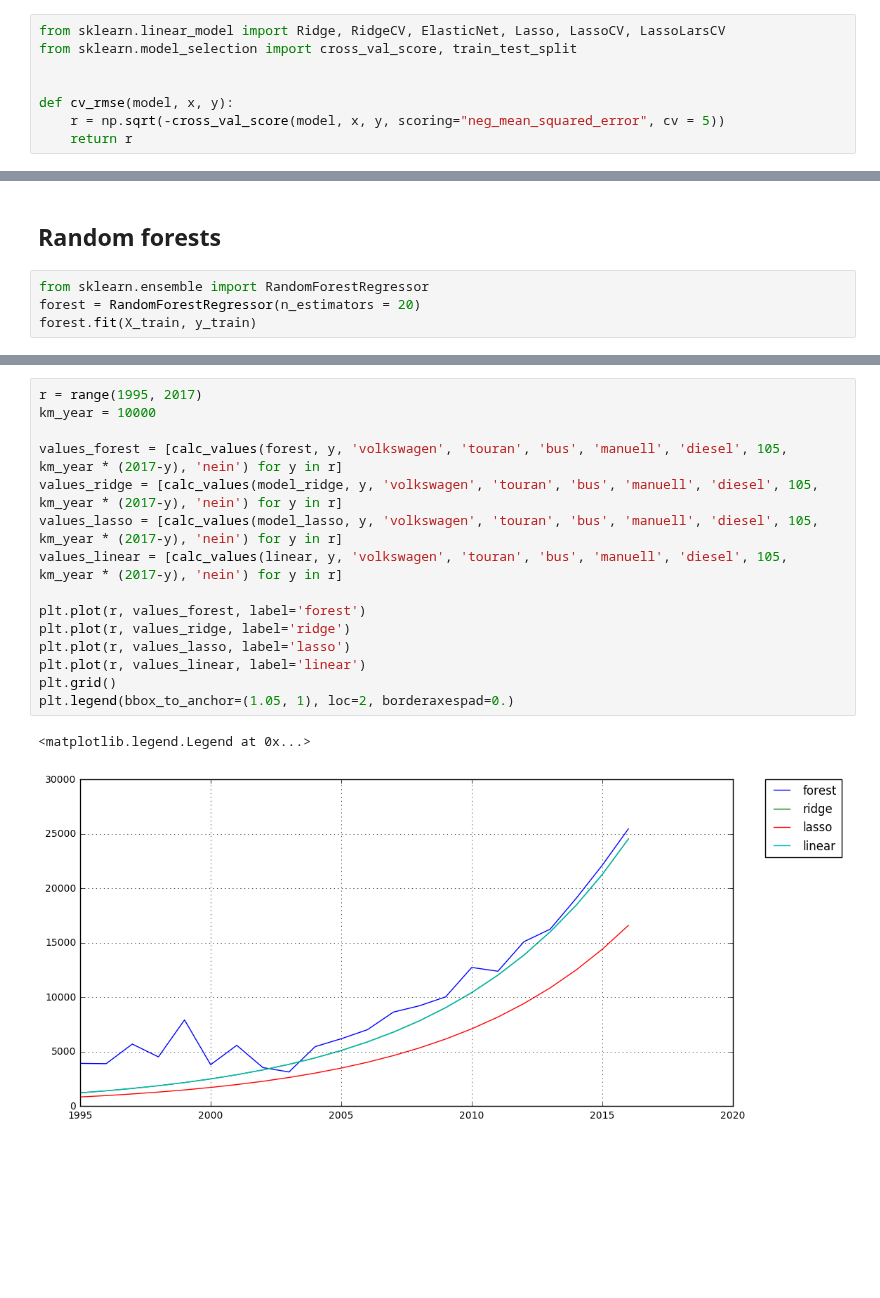
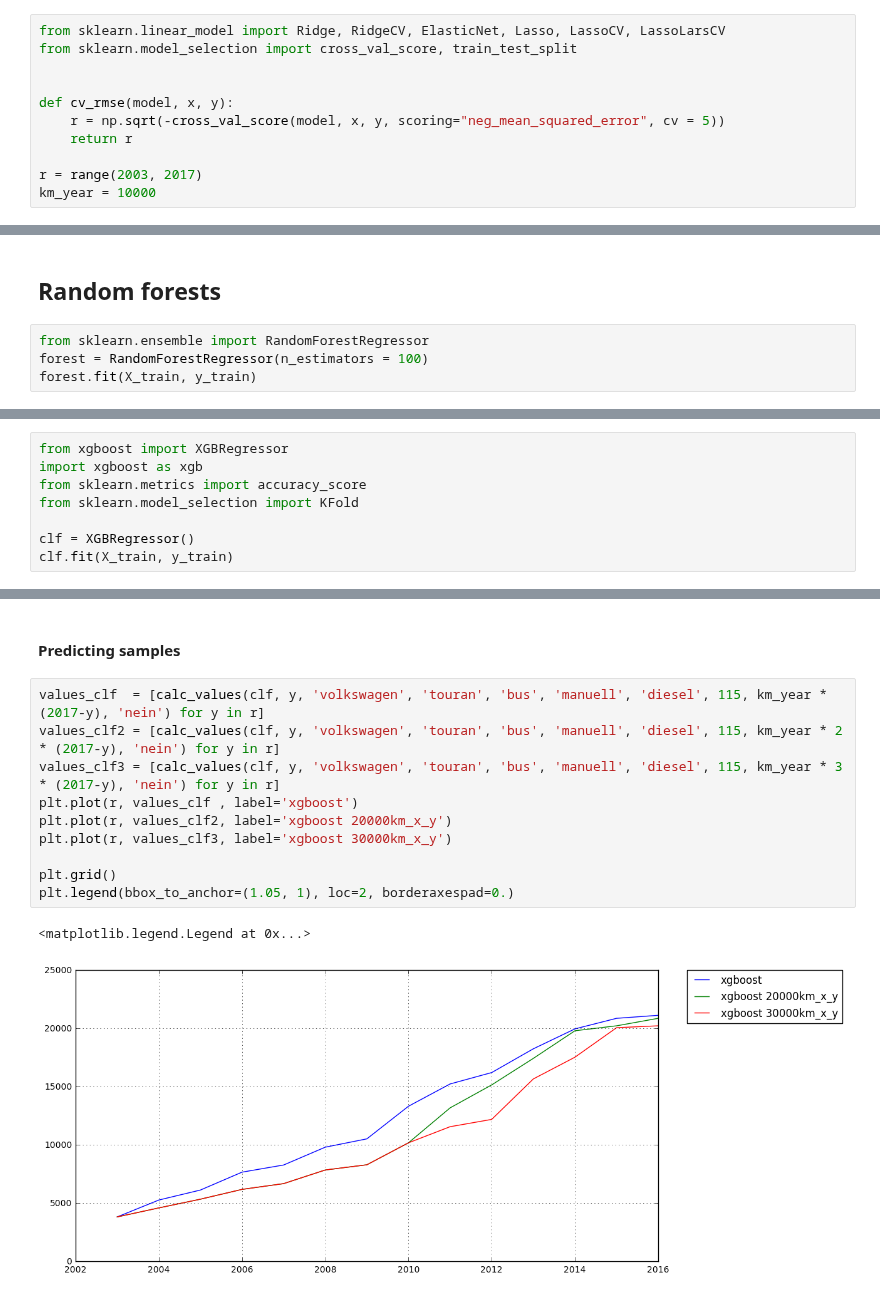
Before and after one commit to ddmng/jupyter-test, a Jupyter notebook: Autos-Copy1.ipynb, the cells around one changed output, grey strips where cells are left out. Saved outputs shown, nothing was run; the diff lists cells and outputs as text; blank space fills up the shorter version.

Commit message:
Added charts to study data

```diff
--- a/Autos-Copy1.ipynb
+++ b/Autos-Copy1.ipynb
@@ -202,6 +249,9 @@ from sklearn.model_selection import cross_val_score, train_test_split
 def cv_rmse(model, x, y):
     r = np.sqrt(-cross_val_score(model, x, y, scoring="neg_mean_squared_error", cv = 5))
     return r
+
+r = range(2003, 2017)
+km_year = 10000
 # %% [markdown]
 ## Linear Regression
 # %%
@@ -373,7 +463,7 @@ print(vw2)
 ## Random forests
 # %%
 from sklearn.ensemble import RandomForestRegressor
-forest = RandomForestRegressor(n_estimators = 20)
+forest = RandomForestRegressor(n_estimators = 100)
 forest.fit(X_train, y_train)
 # %% [output]
 RandomForestRegressor(bootstrap=True, criterion='mse', max_depth=None,
@@ -409,0 +517,8 @@ print(vw2)
+# %%
+from xgboost import XGBRegressor
+import xgboost as xgb
+from sklearn.metrics import accuracy_score
+from sklearn.model_selection import KFold
+
+clf = XGBRegressor()
+clf.fit(X_train, y_train)
@@ -410,18 +551,15 @@ print(vw2)
+# %% [markdown]
+#### Predicting samples
 # %%
-r = range(1995, 2017)
-km_year = 10000
+values_clf  = [calc_values(clf, y, 'volkswagen', 'touran', 'bus', 'manuell', 'diesel', 115, km_year * (2017-y), 'nein') for y in r]
+values_clf2 = [calc_values(clf, y, 'volkswagen', 'touran', 'bus', 'manuell', 'diesel', 115, km_year * 2 * (2017-y), 'nein') for y in r]
+values_clf3 = [calc_values(clf, y, 'volkswagen', 'touran', 'bus', 'manuell', 'diesel', 115, km_year * 3 * (2017-y), 'nein') for y in r]
+plt.plot(r, values_clf , label='xgboost')
+plt.plot(r, values_clf2, label='xgboost 20000km_x_y')
+plt.plot(r, values_clf3, label='xgboost 30000km_x_y')
 
-values_forest = [calc_values(forest, y, 'volkswagen', 'touran', 'bus', 'manuell', 'diesel', 105, km_year * (2017-y), 'nein') for y in r]
-values_ridge = [calc_values(model_ridge, y, 'volkswagen', 'touran', 'bus', 'manuell', 'diesel', 105, km_year * (2017-y), 'nein') for y in r]
-values_lasso = [calc_values(model_lasso, y, 'volkswagen', 'touran', 'bus', 'manuell', 'diesel', 105, km_year * (2017-y), 'nein') for y in r]
-values_linear = [calc_values(linear, y, 'volkswagen', 'touran', 'bus', 'manuell', 'diesel', 105, km_year * (2017-y), 'nein') for y in r]
-
-plt.plot(r, values_forest, label='forest')
-plt.plot(r, values_ridge, label='ridge')
-plt.plot(r, values_lasso, label='lasso')
-plt.plot(r, values_linear, label='linear')
 plt.grid()
 plt.legend(bbox_to_anchor=(1.05, 1), loc=2, borderaxespad=0.)
 # %% [output]
 <matplotlib.legend.Legend at 0x...>
-[figure, old version]
+[figure, new version]
```
Also changed, not shown: parts of 26 cells of this notebook, 1 other file.
